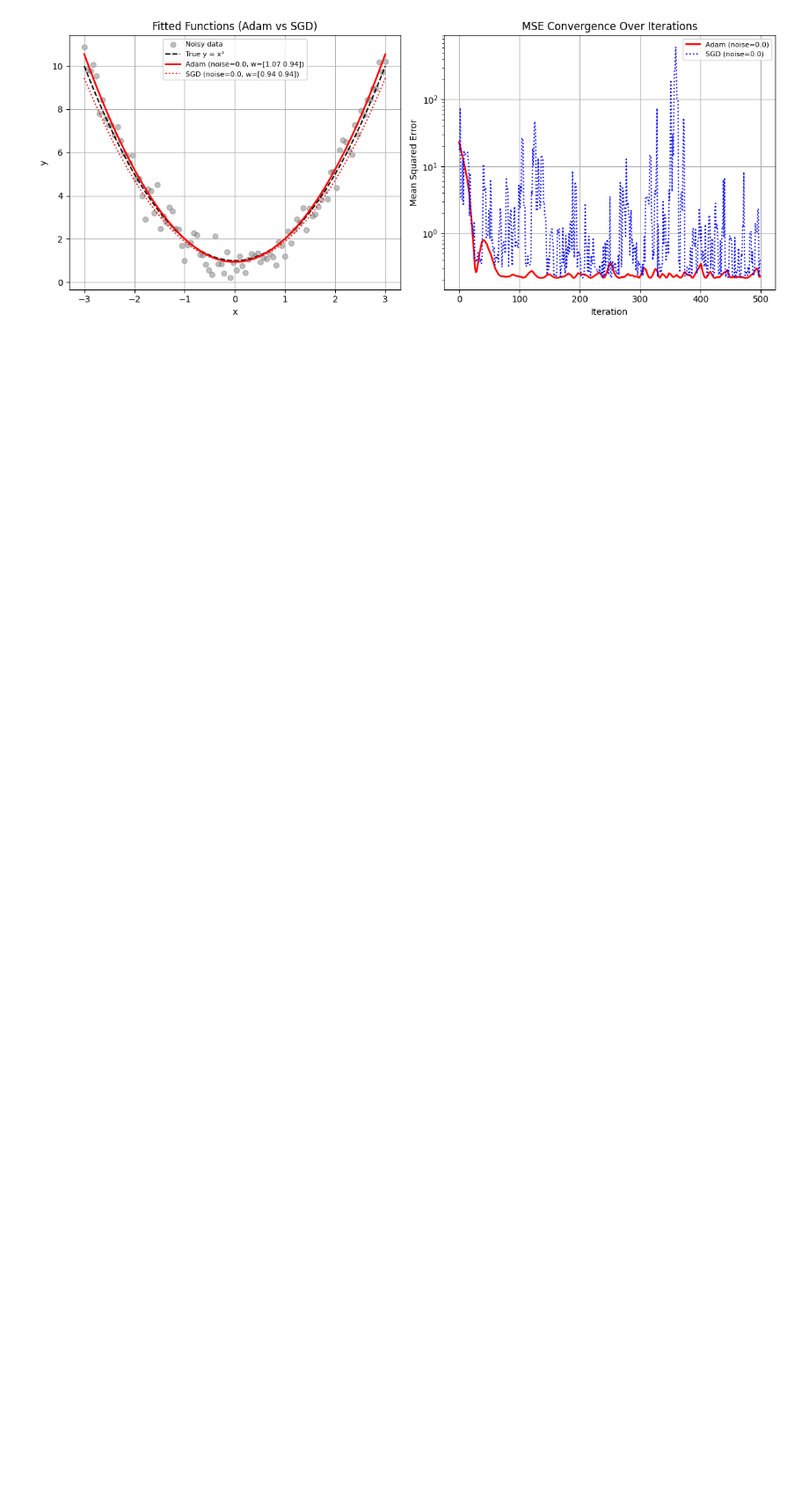
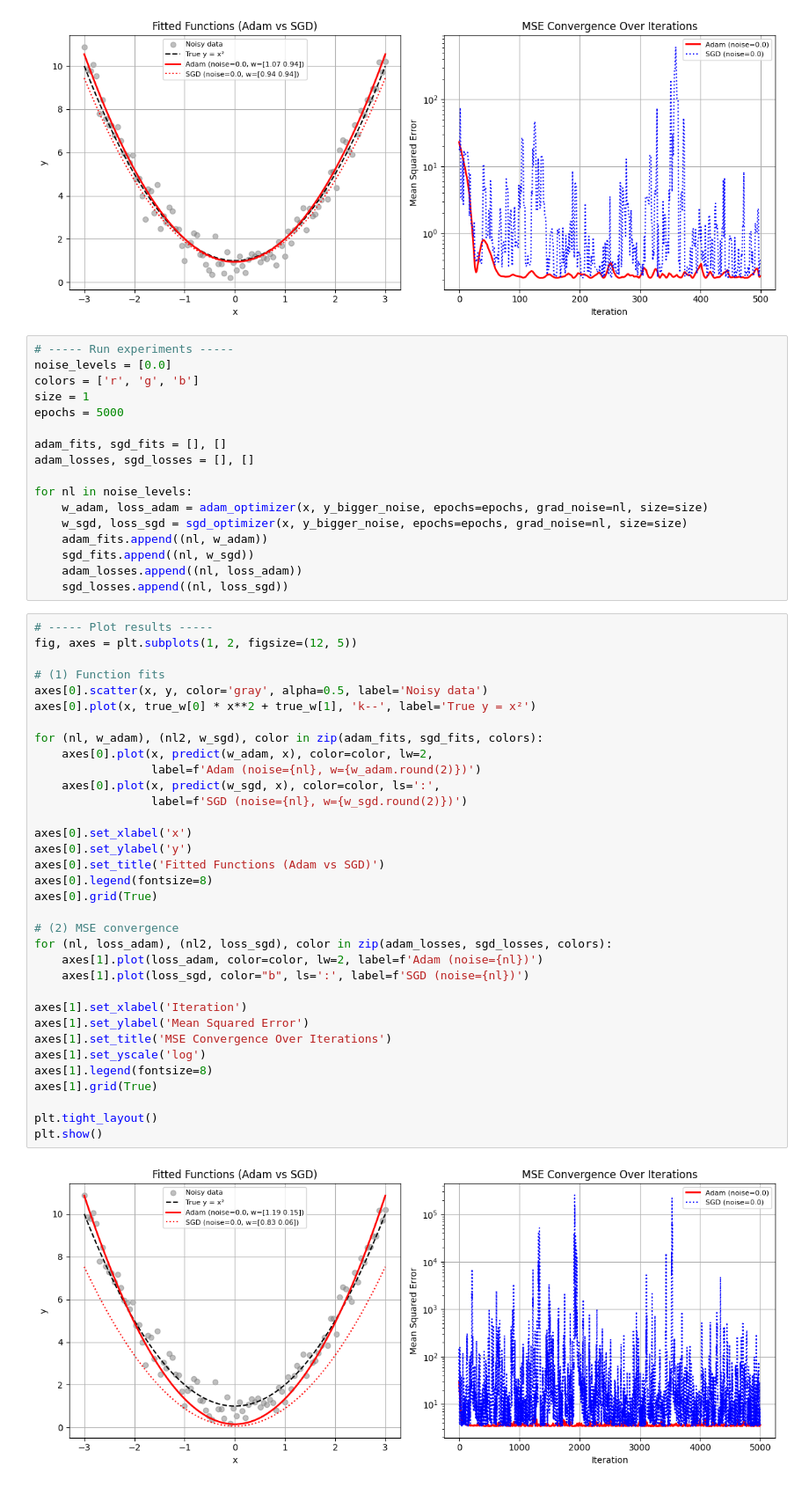
Before and after one commit to KrazyKats/Math_216A, a Jupyter notebook: HW3/Hw3.ipynb, the cells around one changed output. Shown at 88% size. Drawn from its saved outputs; the diff is of its cells as text; blank space fills up the shorter version.

```diff
--- a/HW3/Hw3.ipynb
+++ b/HW3/Hw3.ipynb
@@ -133,3 +140,56 @@ plt.tight_layout()
 plt.show()
 # %% [output]
 [figure]
+# %%
+# ----- Run experiments -----
+noise_levels = [0.0]
+colors = ['r', 'g', 'b']
+size = 1
+epochs = 5000
+
+adam_fits, sgd_fits = [], []
+adam_losses, sgd_losses = [], []
+
+for nl in noise_levels:
+    w_adam, loss_adam = adam_optimizer(x, y_bigger_noise, epochs=epochs, grad_noise=nl, size=size)
+    w_sgd, loss_sgd = sgd_optimizer(x, y_bigger_noise, epochs=epochs, grad_noise=nl, size=size)
+    adam_fits.append((nl, w_adam))
+    sgd_fits.append((nl, w_sgd))
+    adam_losses.append((nl, loss_adam))
+    sgd_losses.append((nl, loss_sgd))
+# %%
+# ----- Plot results -----
+fig, axes = plt.subplots(1, 2, figsize=(12, 5))
+
+# (1) Function fits
+axes[0].scatter(x, y, color='gray', alpha=0.5, label='Noisy data')
+axes[0].plot(x, true_w[0] * x**2 + true_w[1], 'k--', label='True y = x²')
+
+for (nl, w_adam), (nl2, w_sgd), color in zip(adam_fits, sgd_fits, colors):
+    axes[0].plot(x, predict(w_adam, x), color=color, lw=2,
+                 label=f'Adam (noise={nl}, w={w_adam.round(2)})')
+    axes[0].plot(x, predict(w_sgd, x), color=color, ls=':',
+                 label=f'SGD (noise={nl}, w={w_sgd.round(2)})')
+
+axes[0].set_xlabel('x')
+axes[0].set_ylabel('y')
+axes[0].set_title('Fitted Functions (Adam vs SGD)')
+axes[0].legend(fontsize=8)
+axes[0].grid(True)
+
+# (2) MSE convergence
+for (nl, loss_adam), (nl2, loss_sgd), color in zip(adam_losses, sgd_losses, colors):
+    axes[1].plot(loss_adam, color=color, lw=2, label=f'Adam (noise={nl})')
+    axes[1].plot(loss_sgd, color="b", ls=':', label=f'SGD (noise={nl})')
+
+axes[1].set_xlabel('Iteration')
+axes[1].set_ylabel('Mean Squared Error')
+axes[1].set_title('MSE Convergence Over Iterations')
+axes[1].set_yscale('log')
+axes[1].legend(fontsize=8)
+axes[1].grid(True)
+
+plt.tight_layout()
+plt.show()
+# %% [output]
+[figure, added]
```
Also changed, not shown: parts of 2 cells of this notebook.
